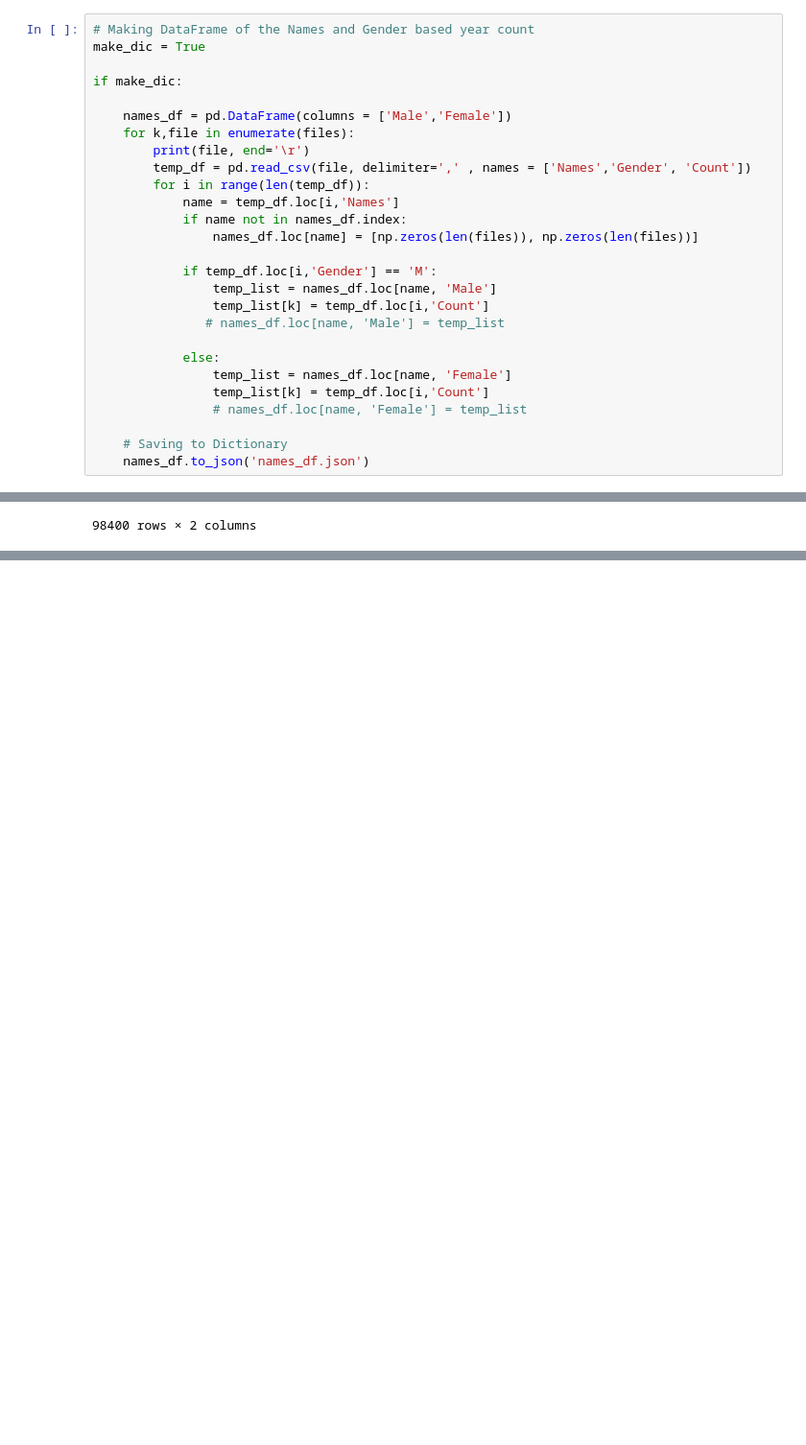
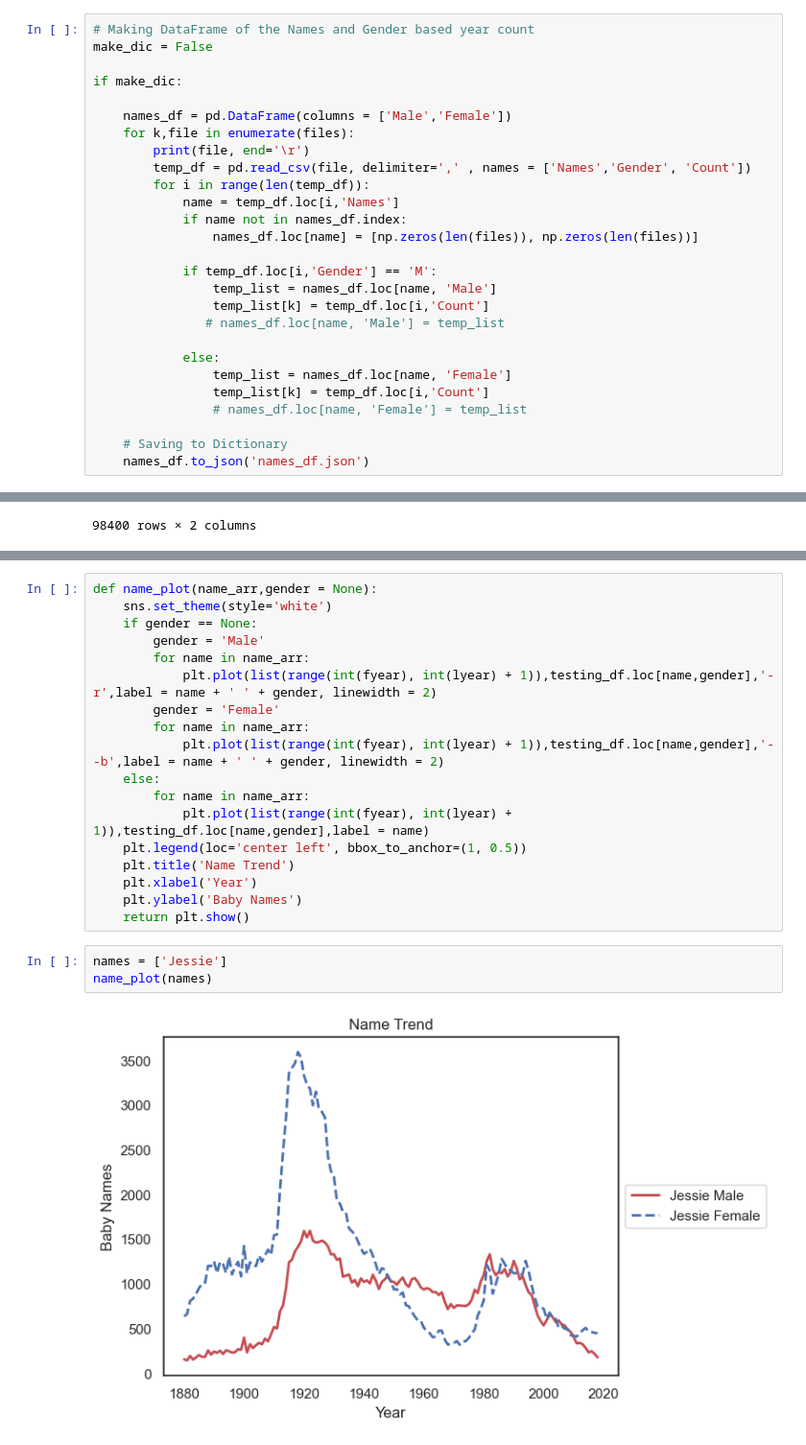
Before and after one commit to Priyagha/US_Name_Trends, a Jupyter notebook: US_Name_Trends.ipynb, the cells around one changed output, grey strips where cells are left out. Shown: that part at 96% size. Cells and saved outputs as stored; diff of their text form; blank space fills up the shorter version.

Commit message:
Added name based Population Trends

```diff
--- a/US_Name_Trends.ipynb
+++ b/US_Name_Trends.ipynb
@@ -99,7 +99,7 @@ Text(0.5, 1.0, 'Gender Based Population Trend')
 ## Named based Population Trend
 # %%
 # Making DataFrame of the Names and Gender based year count
-make_dic = True
+make_dic = False
 
 if make_dic:
 
@@ -156,0 +158,23 @@ names_df.loc[name, 'Female'] == temp_list
+# %%
+def name_plot(name_arr,gender = None):
+    sns.set_theme(style='white')
+    if gender == None:
+        gender = 'Male'
+        for name in name_arr:
+            plt.plot(list(range(int(fyear), int(lyear) + 1)),testing_df.loc[name,gender],'-r',label = name + ' ' + gender, linewidth = 2)
+        gender = 'Female'
+        for name in name_arr:
+            plt.plot(list(range(int(fyear), int(lyear) + 1)),testing_df.loc[name,gender],'--b',label = name + ' ' + gender, linewidth = 2)
+    else:
+        for name in name_arr:
+            plt.plot(list(range(int(fyear), int(lyear) + 1)),testing_df.loc[name,gender],label = name)
+    plt.legend(loc='center left', bbox_to_anchor=(1, 0.5))
+    plt.title('Name Trend')
+    plt.xlabel('Year')
+    plt.ylabel('Baby Names')
+    return plt.show()
+# %%
+names = ['Jessie']
+name_plot(names)
+# %% [output]
+[figure, added]
```
Also changed, not shown: parts of 5 cells of this notebook.
